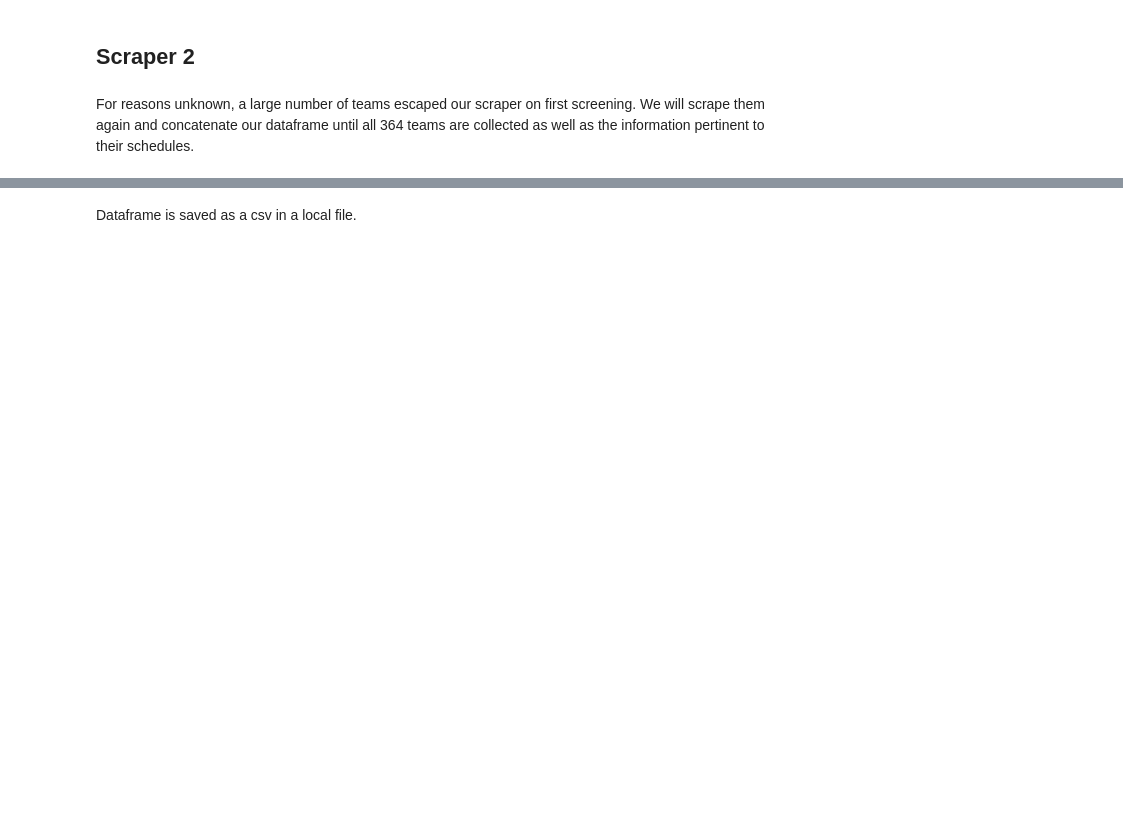
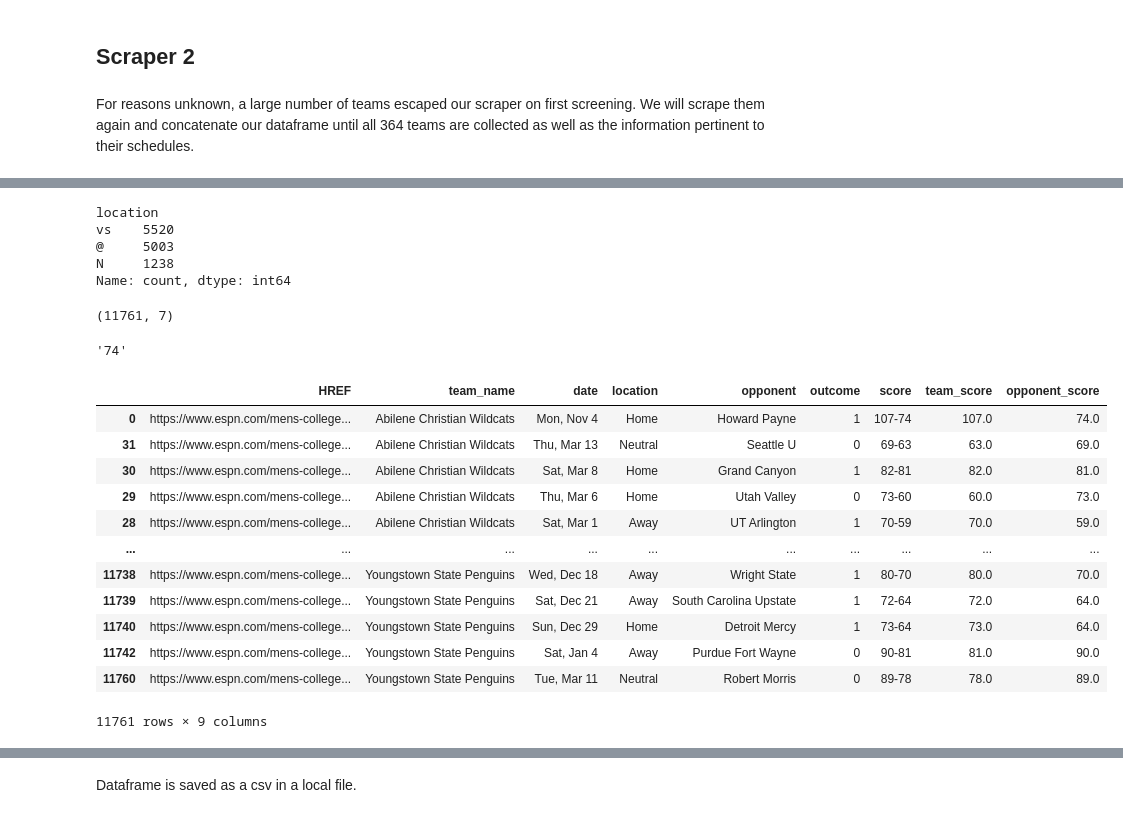
Before and after one commit to JTsmit2013/March_Code_Pudding, a Jupyter notebook: ESPN_March_Madness_Scrapers.ipynb, the cells around one changed output, grey strips where cells are left out. Drawn from its saved outputs; the diff is of its cells as text; code cells hidden in the pictures; blank space fills up the shorter version.

```diff
--- a/ESPN_March_Madness_Scrapers.ipynb
+++ b/ESPN_March_Madness_Scrapers.ipynb
@@ -300,0 +603,10 @@ df_2024.to_csv(path_or_buf='2024_NBA_full_schedule.csv')
+# %%
+df_full['location'] = df_full.apply(lambda row: 'N' if '*' in row['opponent'] else row['location'], axis=1)
+df_full['opponent'] = df_full['opponent'].str.replace('*', '').str.strip()
+df_full['location'].value_counts()
+# %% [output]
+location
+vs    5520
+@     5003
+N     1238
+Name: count, dtype: int64
@@ -300,0 +618,8 @@ df_2024.to_csv(path_or_buf='2024_NBA_full_schedule.csv')
+# %%
+df_full.shape
+# %% [output]
+(11761, 7)
+# %%
+df_full.loc[0, 'score'].split('-')[1]
+# %% [output]
+'74'
@@ -300,0 +648,16 @@ df_2024.to_csv(path_or_buf='2024_NBA_full_schedule.csv')
+# %%
+df_full.sort_values('team_name')
+# %% [output]
+|  | HREF | team_name | date | location | opponent | outcome | score | team_score | opponent_score |
+| 0 | https://www.espn.com/mens-college... | Abilene Christian Wildcats | Mon, Nov 4 | Home | Howard Payne | 1 | 107-74 | 107.0 | 74.0 |
+| 31 | https://www.espn.com/mens-college... | Abilene Christian Wildcats | Thu, Mar 13 | Neutral | Seattle U | 0 | 69-63 | 63.0 | 69.0 |
+| 30 | https://www.espn.com/mens-college... | Abilene Christian Wildcats | Sat, Mar 8 | Home | Grand Canyon | 1 | 82-81 | 82.0 | 81.0 |
+| 29 | https://www.espn.com/mens-college... | Abilene Christian Wildcats | Thu, Mar 6 | Home | Utah Valley | 0 | 73-60 | 60.0 | 73.0 |
+| 28 | https://www.espn.com/mens-college... | Abilene Christian Wildcats | Sat, Mar 1 | Away | UT Arlington | 1 | 70-59 | 70.0 | 59.0 |
+| ... | ... | ... | ... | ... | ... | ... | ... | ... | ... |
+| 11738 | https://www.espn.com/mens-college... | Youngstown State Penguins | Wed, Dec 18 | Away | Wright State | 1 | 80-70 | 80.0 | 70.0 |
+| 11739 | https://www.espn.com/mens-college... | Youngstown State Penguins | Sat, Dec 21 | Away | South Carolina Upstate | 1 | 72-64 | 72.0 | 64.0 |
+| 11740 | https://www.espn.com/mens-college... | Youngstown State Penguins | Sun, Dec 29 | Home | Detroit Mercy | 1 | 73-64 | 73.0 | 64.0 |
+| 11742 | https://www.espn.com/mens-college... | Youngstown State Penguins | Sat, Jan 4 | Away | Purdue Fort Wayne | 0 | 90-81 | 81.0 | 90.0 |
+| 11760 | https://www.espn.com/mens-college... | Youngstown State Penguins | Tue, Mar 11 | Neutral | Robert Morris | 0 | 89-78 | 78.0 | 89.0 |
+11761 rows × 9 columns
```
Also changed, not shown: parts of 46 cells of this notebook.
